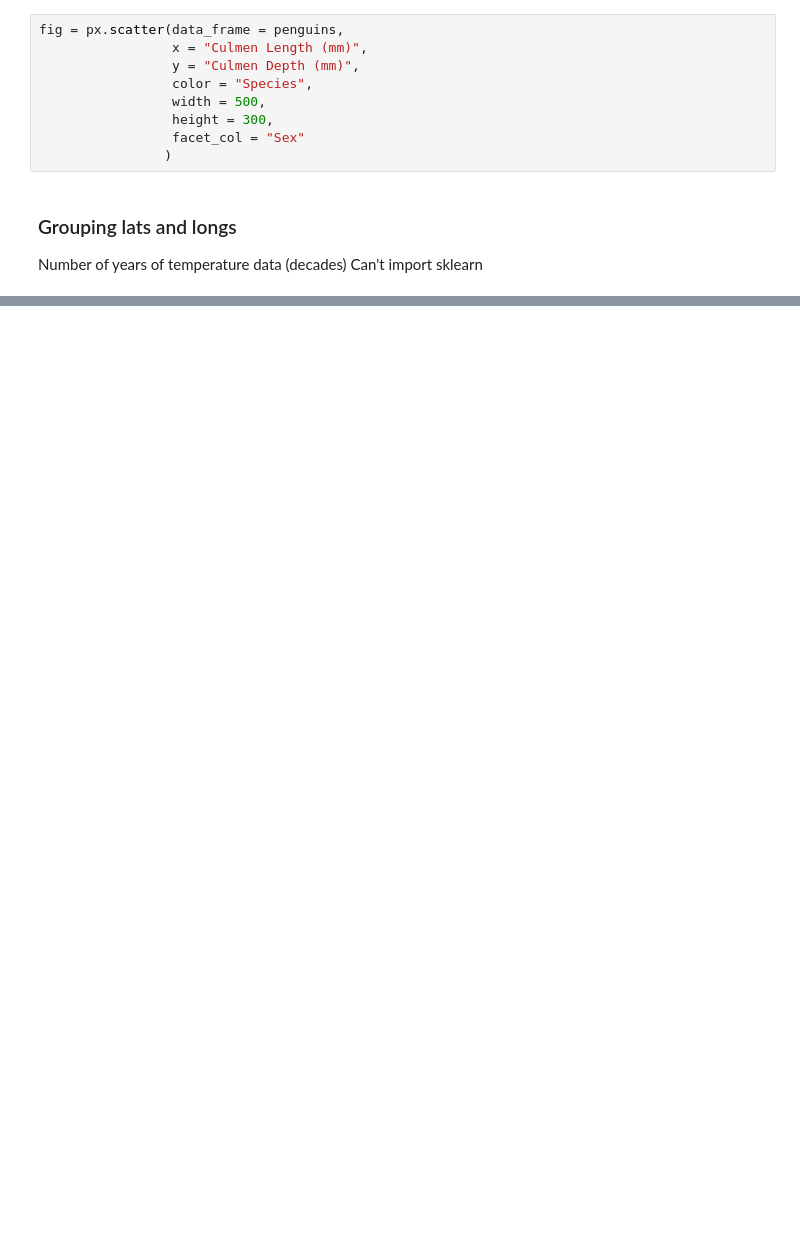
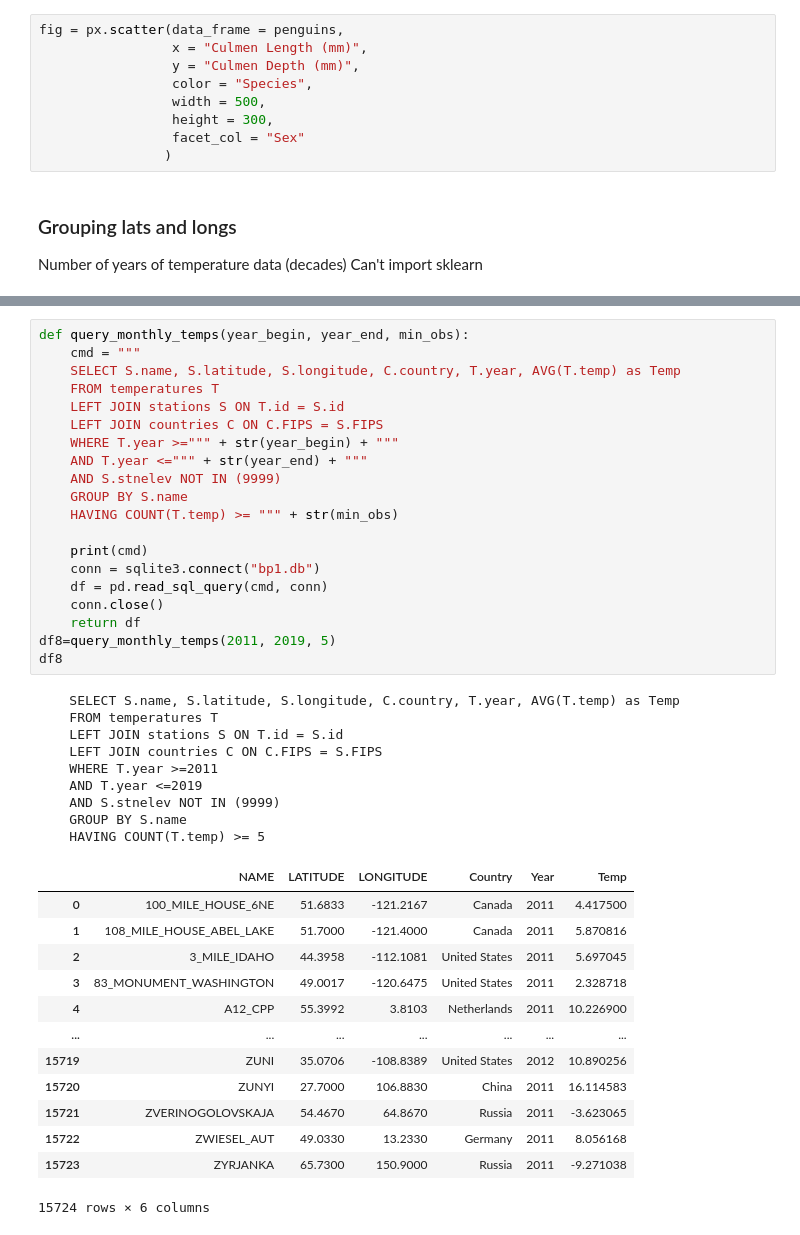
Before and after one commit to evagpm/evagpm.github.io, a Jupyter notebook: notebooks/blog_post_1.ipynb, the cells around one changed output, grey strips where cells are left out. Cells and saved outputs as stored; diff of their text form; blank space fills up the shorter version.

```diff
--- a/notebooks/blog_post_1.ipynb
+++ b/notebooks/blog_post_1.ipynb
@@ -521,0 +568,43 @@ fig.show()
+# %%
+def query_monthly_temps(year_begin, year_end, min_obs):
+    cmd = """
+    SELECT S.name, S.latitude, S.longitude, C.country, T.year, AVG(T.temp) as Temp
+    FROM temperatures T
+    LEFT JOIN stations S ON T.id = S.id
+    LEFT JOIN countries C ON C.FIPS = S.FIPS
+    WHERE T.year >=""" + str(year_begin) + """
+    AND T.year <=""" + str(year_end) + """
+    AND S.stnelev NOT IN (9999)
+    GROUP BY S.name
+    HAVING COUNT(T.temp) >= """ + str(min_obs)
+
+    print(cmd)
+    conn = sqlite3.connect("bp1.db")
+    df = pd.read_sql_query(cmd, conn)
+    conn.close()
+    return df
+df8=query_monthly_temps(2011, 2019, 5)
+df8
+# %% [output]
+    SELECT S.name, S.latitude, S.longitude, C.country, T.year, AVG(T.temp) as Temp
+    FROM temperatures T
+    LEFT JOIN stations S ON T.id = S.id
+    LEFT JOIN countries C ON C.FIPS = S.FIPS
+    WHERE T.year >=2011
+    AND T.year <=2019
+    AND S.stnelev NOT IN (9999)
+    GROUP BY S.name
+    HAVING COUNT(T.temp) >= 5
+|  | NAME | LATITUDE | LONGITUDE | Country | Year | Temp |
+| 0 | 100_MILE_HOUSE_6NE | 51.6833 | -121.2167 | Canada | 2011 | 4.417500 |
+| 1 | 108_MILE_HOUSE_ABEL_LAKE | 51.7000 | -121.4000 | Canada | 2011 | 5.870816 |
+| 2 | 3_MILE_IDAHO | 44.3958 | -112.1081 | United States | 2011 | 5.697045 |
+| 3 | 83_MONUMENT_WASHINGTON | 49.0017 | -120.6475 | United States | 2011 | 2.328718 |
+| 4 | A12_CPP | 55.3992 | 3.8103 | Netherlands | 2011 | 10.226900 |
+| ... | ... | ... | ... | ... | ... | ... |
+| 15719 | ZUNI | 35.0706 | -108.8389 | United States | 2012 | 10.890256 |
+| 15720 | ZUNYI | 27.7000 | 106.8830 | China | 2011 | 16.114583 |
+| 15721 | ZVERINOGOLOVSKAJA | 54.4670 | 64.8670 | Russia | 2011 | -3.623065 |
+| 15722 | ZWIESEL_AUT | 49.0330 | 13.2330 | Germany | 2011 | 8.056168 |
+| 15723 | ZYRJANKA | 65.7300 | 150.9000 | Russia | 2011 | -9.271038 |
+15724 rows × 6 columns
```
Also changed, not shown: parts of 51 cells of this notebook.
